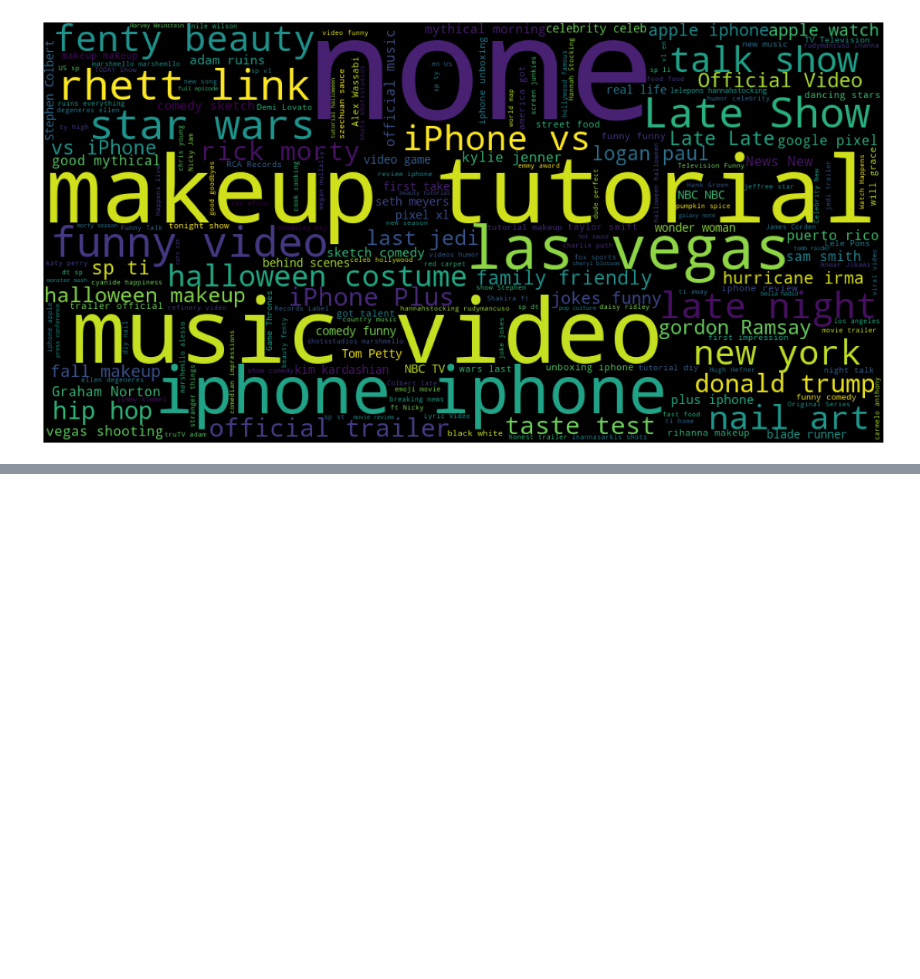
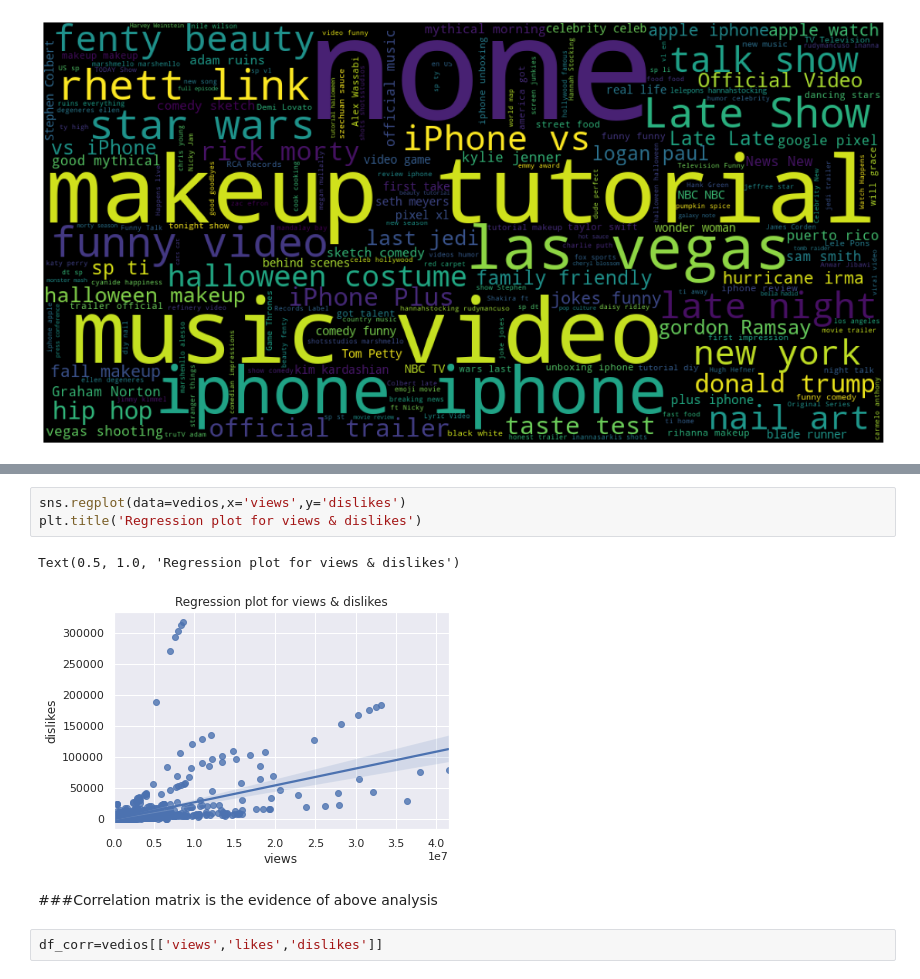
Before and after one commit to KIRTIKUMARKK21/Data-Science, a Jupyter notebook: YouTubeAnalaysis_pynb.ipynb, the cells around one changed output, grey strips where cells are left out. Saved outputs shown, nothing was run; the diff lists cells and outputs as text; blank space fills up the shorter version.

```diff
--- a/YouTubeAnalaysis_pynb.ipynb
+++ b/YouTubeAnalaysis_pynb.ipynb
@@ -174,0 +181,11 @@ plt.axis('off')
+# %%
+sns.regplot(data=vedios,x='views',y='dislikes')
+plt.title('Regression plot for views & dislikes')
+# %% [output]
+Text(0.5, 1.0, 'Regression plot for views & dislikes')
+[figure, added]
+# %% [markdown]
+
+###Correlation matrix is the evidence of above analysis
+# %%
+df_corr=vedios[['views','likes','dislikes']]
```
Also changed, not shown: parts of 28 cells of this notebook.
